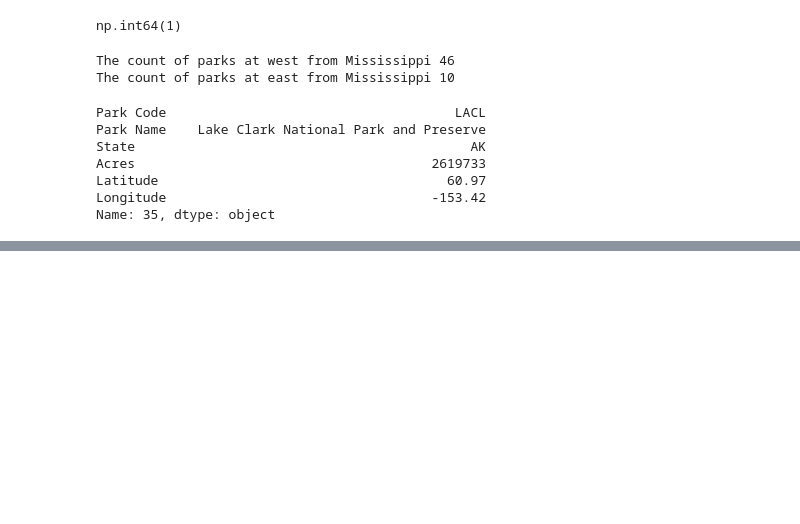
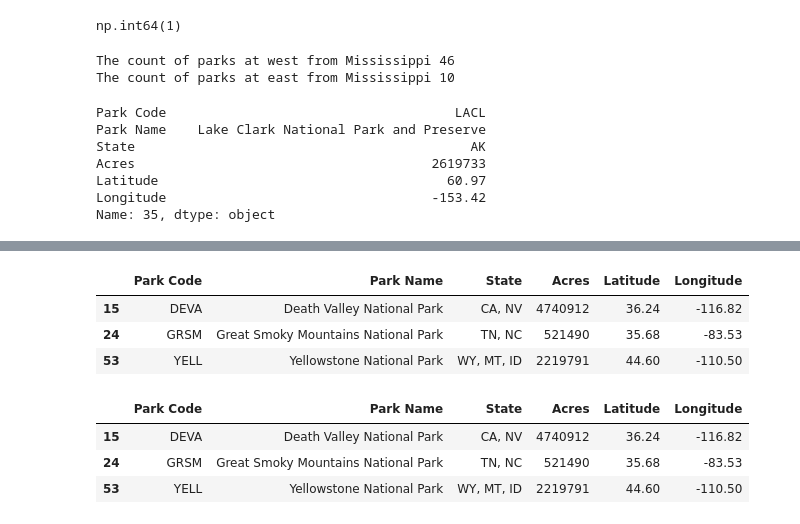
Before and after one commit to hashir910/Data-Science, a Jupyter notebook: pandas/kaggle data sets/day1/main.ipynb, the cells around one changed output, grey strips where cells are left out. Cells and saved outputs as stored; diff of their text form; code cells hidden in the pictures; blank space fills up the shorter version.

```diff
--- a/pandas/kaggle data sets/day1/main.ipynb
+++ b/pandas/kaggle data sets/day1/main.ipynb
@@ -108,0 +123,19 @@ Name: 35, dtype: object
+# %%
+# 10) How many parks cross state borders? See park ID YELL for an example.
+
+
+kbd=df[df['State'].str.contains(',')]
+kbd
+# %% [output]
+|  | Park Code | Park Name | State | Acres | Latitude | Longitude |
+| 15 | DEVA | Death Valley National Park | CA, NV | 4740912 | 36.24 | -116.82 |
+| 24 | GRSM | Great Smoky Mountains National Park | TN, NC | 521490 | 35.68 | -83.53 |
+| 53 | YELL | Yellowstone National Park | WY, MT, ID | 2219791 | 44.60 | -110.50 |
+# %%
+# 11) What is the total acreage of all parks in the states that border Yellowstone (ID, WY, MT)?
+df[(df['State'].str.contains(r'\b[A-Z]{2}\b.*\b[A-Z]{2}\b', regex=True)) & (df['Park Code']=='YELL')]
+# %% [output]
+|  | Park Code | Park Name | State | Acres | Latitude | Longitude |
+| 15 | DEVA | Death Valley National Park | CA, NV | 4740912 | 36.24 | -116.82 |
+| 24 | GRSM | Great Smoky Mountains National Park | TN, NC | 521490 | 35.68 | -83.53 |
+| 53 | YELL | Yellowstone National Park | WY, MT, ID | 2219791 | 44.60 | -110.50 |
```
Also changed, not shown: parts of 3 cells of this notebook.
